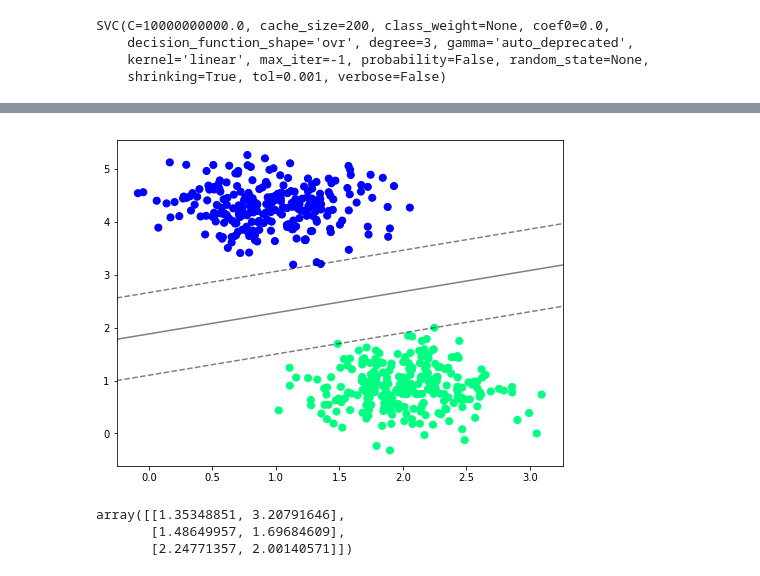
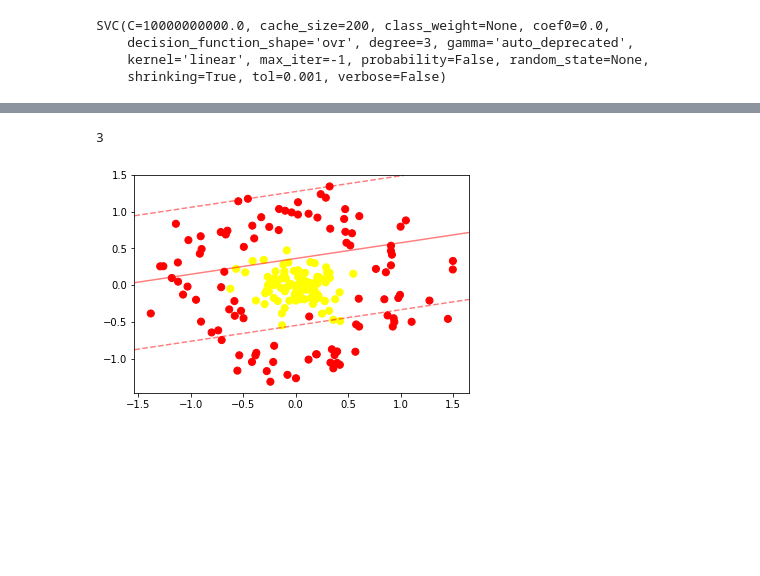
Before and after one commit to jchen8000/MachineLearning, a Jupyter notebook: Support Vector Machines/support_vector_machines.ipynb, the cells around one changed output, grey strips where cells are left out. Drawn from its saved outputs; the diff is of its cells as text; code cells hidden in the pictures; blank space fills up the shorter version.

```diff
--- a/Support Vector Machines/support_vector_machines.ipynb
+++ b/Support Vector Machines/support_vector_machines.ipynb
@@ -62,12 +75,14 @@ def plot_svc_decision_function(model, ax=None, plot_support=True):
-# %%
-plt.figure(1, figsize=(8,6))
-plt.scatter(X[:, 0], X[:, 1], c=y, s=50, cmap='winter')
-plot_svc_decision_function(svc);
-# %% [output]
-[figure, removed]
-# %%
-model.support_vectors_
-# %% [output]
-array([[1.35348851, 3.20791646],
-       [1.48649957, 1.69684609],
-       [2.24771357, 2.00140571]])
+# %%
+svc.support_vectors_.shape[0]
+# %% [output]
+3
+# %%
+from sklearn.datasets.samples_generator import make_circles
+X_c, y_c = make_circles(200, factor=.1, noise=.2)
+
+clf = SVC(kernel='linear').fit(X_c, y_c)
+
+plt.scatter(X_c[:, 0], X_c[:, 1], c=y_c, s=50, cmap='autumn')
+plot_svc_decision_function(clf, plot_support=False);
+# %% [output]
+[figure, added]
```
Also changed, not shown: parts of 4 cells of this notebook.
